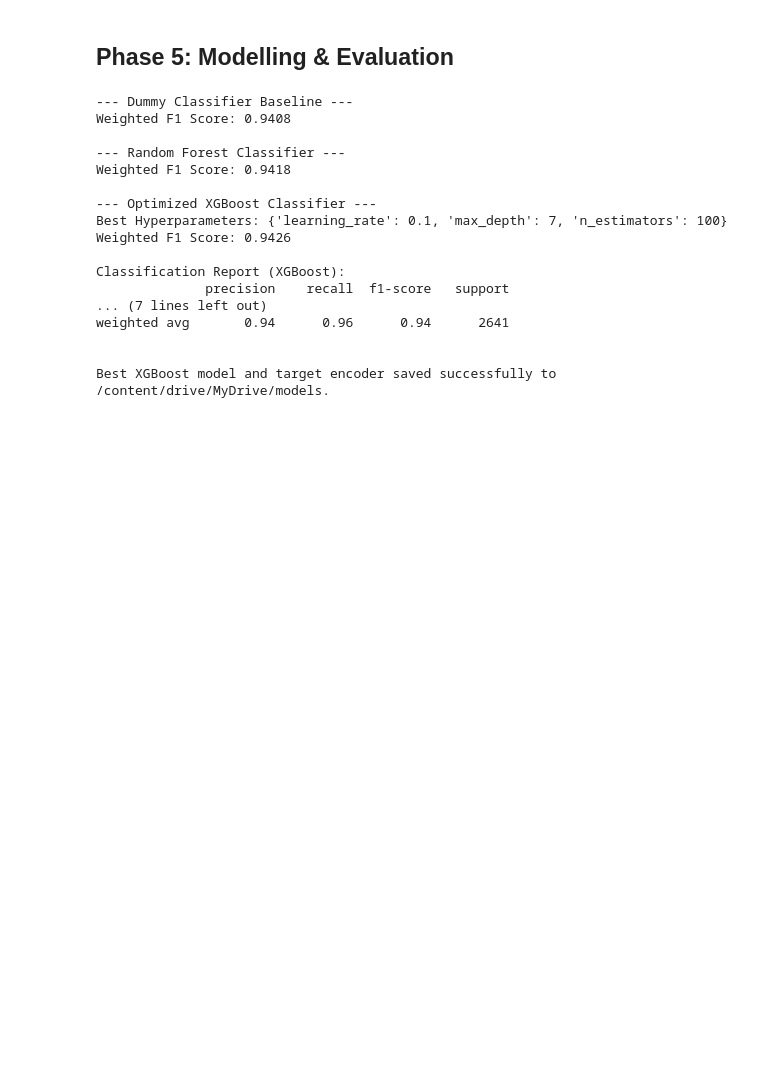
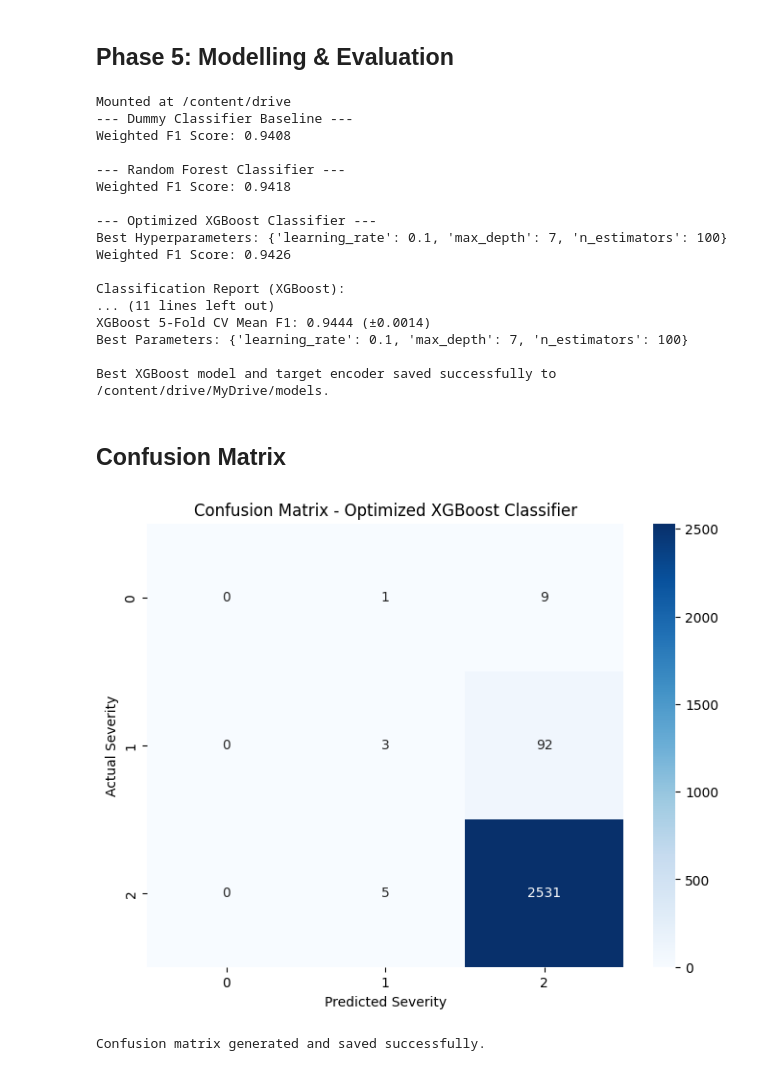
Before and after one commit to shalombebx/oil-spill-risk-classifier, a Jupyter notebook: notebooks/04_modeling.ipynb, the cells around one changed output. Drawn from its saved outputs; the diff is of its cells as text; code cells hidden in the pictures; blank space fills up the shorter version.

```diff
--- a/notebooks/04_modeling.ipynb
+++ b/notebooks/04_modeling.ipynb
@@ -66,12 +66,20 @@ print(f"Weighted F1 Score: {f1_score(y_test_num, y_pred_xgb, average='weighted')
 print("Classification Report (XGBoost):")
 print(classification_report(y_test_num, y_pred_xgb, target_names=target_le.classes_.astype(str)))
 
+best_index = grid_search.best_index_
+cv_mean = grid_search.cv_results_['mean_test_score'][best_index]
+cv_std = grid_search.cv_results_['std_test_score'][best_index]
+
+print(f"\nXGBoost 5-Fold CV Mean F1: {cv_mean:.4f} (±{cv_std:.4f})")
+print(f"Best Parameters: {grid_search.best_params_}")
+
 save_dir = '/content/drive/MyDrive/models'
 os.makedirs(save_dir, exist_ok=True)
 joblib.dump(best_xgb, f'{save_dir}/xgboost_model.pkl')
 joblib.dump(target_le, f'{save_dir}/target_encoder.pkl')
 print(f"\nBest XGBoost model and target encoder saved successfully to {save_dir}.")
 # %% [output]
+Mounted at /content/drive
 --- Dummy Classifier Baseline ---
 Weighted F1 Score: 0.9408
 
@@ -83,9 +91,39 @@ Best Hyperparameters: {'learning_rate': 0.1, 'max_depth': 7, 'n_estimators': 100
 Weighted F1 Score: 0.9426
 
 Classification Report (XGBoost):
-              precision    recall  f1-score   support
-... (7 lines left out)
-weighted avg       0.94      0.96      0.94      2641
-
+... (11 lines left out)
+XGBoost 5-Fold CV Mean F1: 0.9444 (±0.0014)
+Best Parameters: {'learning_rate': 0.1, 'max_depth': 7, 'n_estimators': 100}
 
 Best XGBoost model and target encoder saved successfully to /content/drive/MyDrive/models.
+# %% [markdown]
+## Confusion Matrix
+# %%
+import matplotlib.pyplot as plt
+import seaborn as sns
+from sklearn.metrics import confusion_matrix
+import os
+
+# 1. Compute Confusion Matrix using the test set and best XGBoost predictions
+cm = confusion_matrix(y_test_num, y_pred_xgb)
+
+# 2. Plotting the Confusion Matrix
+plt.figure(figsize=(8, 6))
+sns.heatmap(cm, annot=True, fmt='d', cmap='Blues',
+            xticklabels=target_le.classes_,
+            yticklabels=target_le.classes_)
+
+plt.title('Confusion Matrix - Optimized XGBoost Classifier')
+plt.xlabel('Predicted Severity')
+plt.ylabel('Actual Severity')
+
+# 3. Save and Display
+save_dir = '/content/drive/MyDrive/models'
+os.makedirs(save_dir, exist_ok=True)
+plt.savefig(f'{save_dir}/confusion_matrix.png', bbox_inches='tight')
+plt.show()
+
+print("Confusion matrix generated and saved successfully.")
+# %% [output]
+[figure, added]
+Confusion matrix generated and saved successfully.
```
Also changed, not shown: parts of 2 cells of this notebook, 4 other files.
